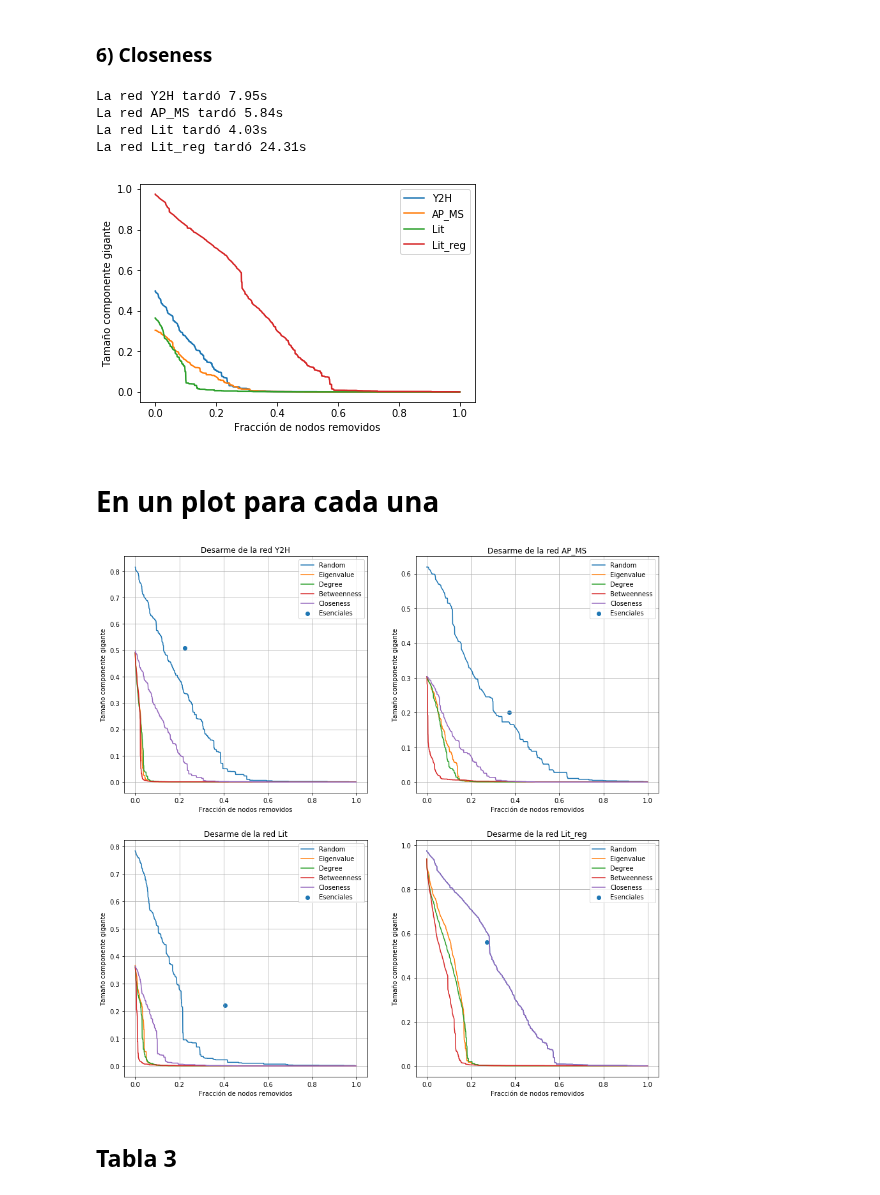
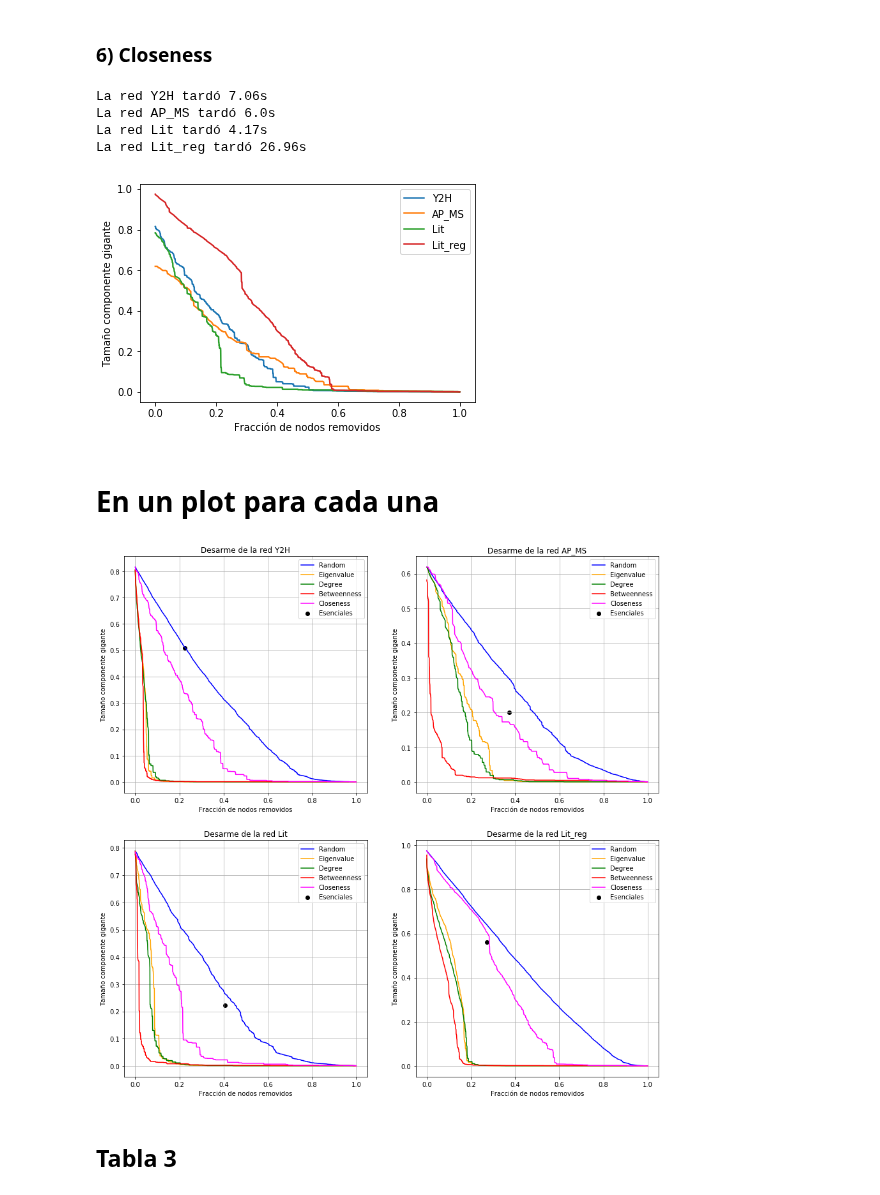
Before and after one commit to LunaKadysz/Redes, a Jupyter notebook: TPC_03/TPC_03-Meli.ipynb, the cells around one changed output. Cells and saved outputs as stored; diff of their text form; code cells hidden in the pictures.

```diff
--- a/TPC_03/TPC_03-Meli.ipynb
+++ b/TPC_03/TPC_03-Meli.ipynb
@@ -452,10 +518,10 @@ def desarme_bet(red):
 
         if len(componentes) >= 1:
             gigante = Red_rota.subgraph(componentes[0])
-            tamano_gigante = np.append(tamano_gigante, gigante.number_of_nodes() / cant_nodos )
+            tamano_gigante = np.append(tamano_gigante, gigante.number_of_nodes() / cantidad_de_nodos[red] )
 
     tamano = np.size(tamano_gigante)
-    tamano_gigante = np.pad(tamano_gigante, (0, cant_nodos - tamano ), 'constant')
+    tamano_gigante = np.pad(tamano_gigante, (0, cantidad_de_nodos[red] - tamano ), 'constant')
 
     return tamano_gigante
 # %%
@@ -467,7 +533,7 @@ for red in redes_dict.keys():
     y_bet[red] = desarme_bet(red)
     end = time.time()
     print(f'La red {red} tardó {round(end - start, 2)}s')
-    x_bet[red] = [x / cant_nodos for x in range(0, len(y_bet[red]))]
+    x_bet[red] = [x / cantidad_de_nodos[red] for x in range(0, len(y_bet[red]))]
     plt.plot(x_bet[red], y_bet[red], label = f'{red}')
 
 plt.xlabel("Fracción de nodos removidos")
@@ -499,14 +565,14 @@ def close_ig(red):
 import operator
 
 def desarme_close(red):
-
-    close = close_ig(redes_dict[red]['Grafo'])
+    grafo = redes_dict[red]['Grafo'].copy()
+    close = close_ig(grafo)
 
     tamano_gigante = []
     Red_rota = redes_dict[red]['Grafo'].copy()
 
     i = 0
-    size_gigante = redes_dict[red]['Nodos']
+    size_gigante = cantidad_de_nodos[red]
 
     while 1 <  Red_rota.number_of_nodes():
         node = max(close.items(), key=operator.itemgetter(1))[0]
@@ -519,10 +585,10 @@ def desarme_close(red):
         if len(componentes) >= 1:
             gigante = Red_rota.subgraph(componentes[0])
             size_gigante = gigante.number_of_nodes()
-            tamano_gigante = np.append(tamano_gigante, size_gigante / cant_nodos )
+            tamano_gigante = np.append(tamano_gigante, size_gigante / cantidad_de_nodos[red] )
 
     tamano = np.size(tamano_gigante)
-    tamano_gigante = np.pad(tamano_gigante, (0, cant_nodos - tamano ), 'constant')
+    tamano_gigante = np.pad(tamano_gigante, (0, cantidad_de_nodos[red] - tamano ), 'constant')
 
     return tamano_gigante
 # %%
@@ -534,7 +600,7 @@ for red in redes_dict.keys():
     y_clos[red] = desarme_close(red)
     end = time.time()
     print(f'La red {red} tardó {round(end - start, 2)}s')
-    x_clos[red] = [x / cant_nodos for x in range(0, len(y_clos[red]))]
+    x_clos[red] = [xs / cantidad_de_nodos[red] for xs in range(0, len(y_clos[red]))]
     plt.plot(x_clos[red], y_clos[red], label = f'{red}')
 
 plt.xlabel("Fracción de nodos removidos")
@@ -542,49 +608,46 @@ plt.ylabel("Tamaño componente gigante")
 plt.legend()
 plt.show()
 # %% [output]
-La red Y2H tardó 7.95s
-La red AP_MS tardó 5.84s
-La red Lit tardó 4.03s
-La red Lit_reg tardó 24.31s
+La red Y2H tardó 7.06s
+La red AP_MS tardó 6.0s
+La red Lit tardó 4.17s
+La red Lit_reg tardó 26.96s
-[figure, old version]
+[figure, new version]
 # %% [markdown]
 # En un plot para cada una
 # %%
 f, ax = plt.subplots(2, 2, figsize=(15,15))
 ax = ax.flatten()
+lista = ["Lit_reg"]
 
 for i,red in enumerate(redes_dict.keys()):
 #esen
-    ax[i].scatter(x_esen[red], y_esen[red], label = 'Esenciales')
+    ax[i].scatter(x_esen[red], y_esen[red], label = 'Esenciales', c = "black")
 
 #rand
-    y = y_rand[red] / times
-    cant_nodos = redes_dict[red]['Nodos']
-    x = [x / cant_nodos for x in range(0, len(y))]
-
-    ax[i].plot(x, y, label = 'Random')
+    ax[i].plot(x_rand_plot[red], y_rand_plot[red], label = 'Random', c = "blue")
 
 #eigen
-    ax[i].plot(x_eigen[red], y_eigen[red], label = 'Eigenvalue')
+    ax[i].plot(x_eigen[red], y_eigen[red], label = 'Eigenvalue', c = "orange")
 
 #degree
-    ax[i].plot(x_deg[red], y_deg[red], label = 'Degree')
+    ax[i].plot(x_deg[red], y_deg[red], label = 'Degree', c = "green")
 
 #Betweenness
-    ax[i].plot(x_bet[red], y_bet[red], label = 'Betweenness')
+    ax[i].plot(x_bet[red], y_bet[red], label = 'Betweenness', c = 'red')
 
 #Closeness
-    ax[i].plot(x_clos[red], y_clos[red], label = 'Closeness')
+    ax[i].plot(x_clos[red], y_clos[red], label = 'Closeness', c = 'magenta')
 
     ax[i].legend()
     ax[i].set_title(f'Desarme de la red {red}')
     ax[i].set_xlabel("Fracción de nodos removidos")
     ax[i].set_ylabel("Tamaño componente gigante")
     ax[i].grid()
 plt.savefig(f'fig_3.png')
 plt.show()
 # %% [output]
-[figure, old version]
+[figure, new version]
 # %% [markdown]
 ## Tabla 3
 # %%
```
Also changed, not shown: parts of 31 cells of this notebook, 8 other files.
